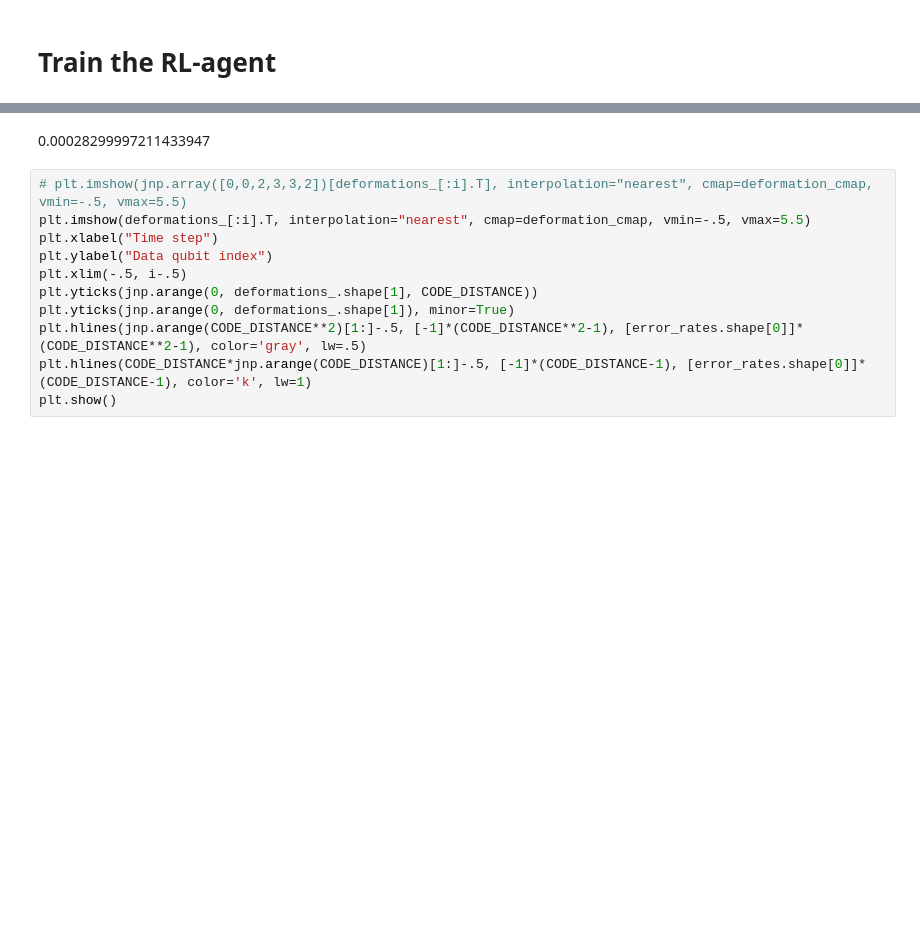
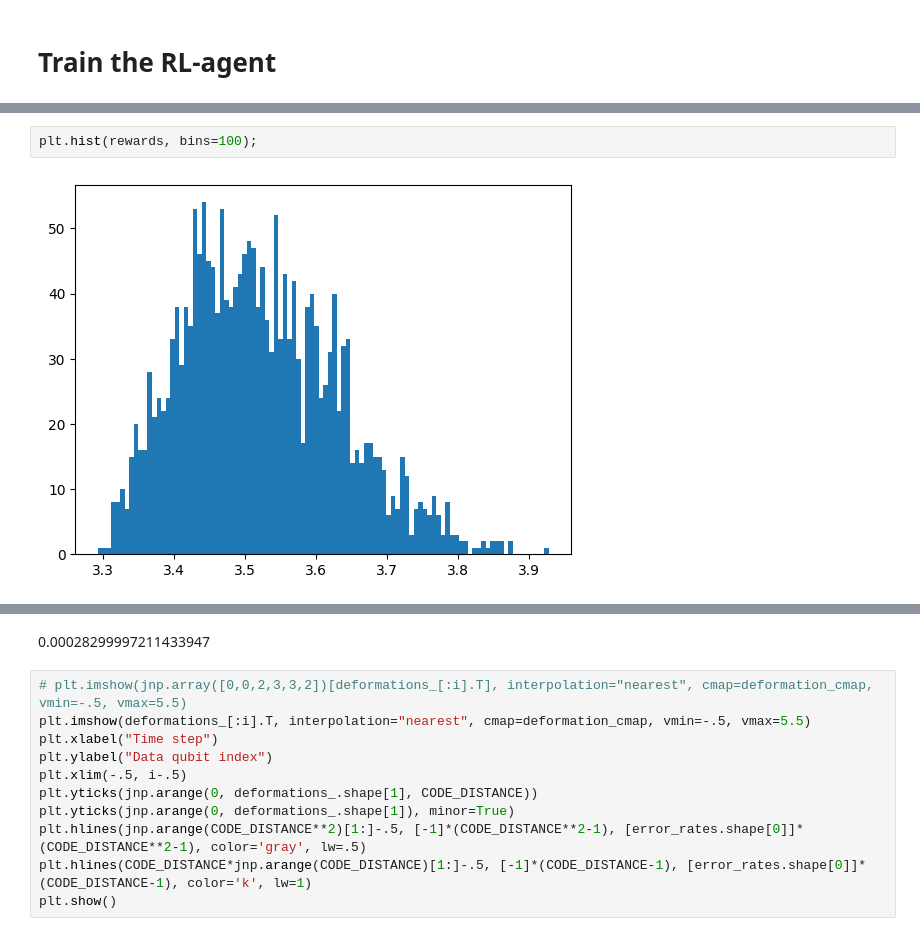
Before and after one commit to JuliusRye/QEC, a Jupyter notebook: Modules/reinforcement_learning_deformation_search.ipynb, the cells around one changed output, grey strips where cells are left out. Drawn from its saved outputs; the diff is of its cells as text; blank space fills up the shorter version.

```diff
--- a/Modules/reinforcement_learning_deformation_search.ipynb
+++ b/Modules/reinforcement_learning_deformation_search.ipynb
@@ -551,2 +553,6 @@ plt.show()
+# %%
+plt.hist(rewards, bins=100);
+# %% [output]
+[figure, added]
 # %%
 end = losses.shape[0]
```
Also changed, not shown: parts of 12 cells of this notebook, 26 other files.
